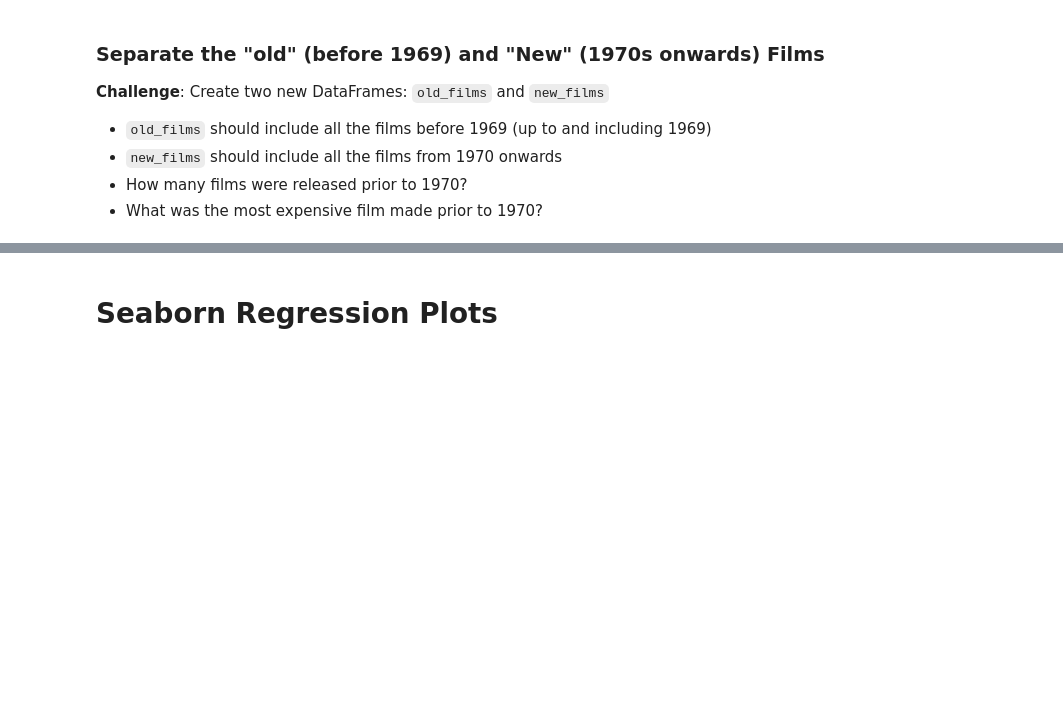
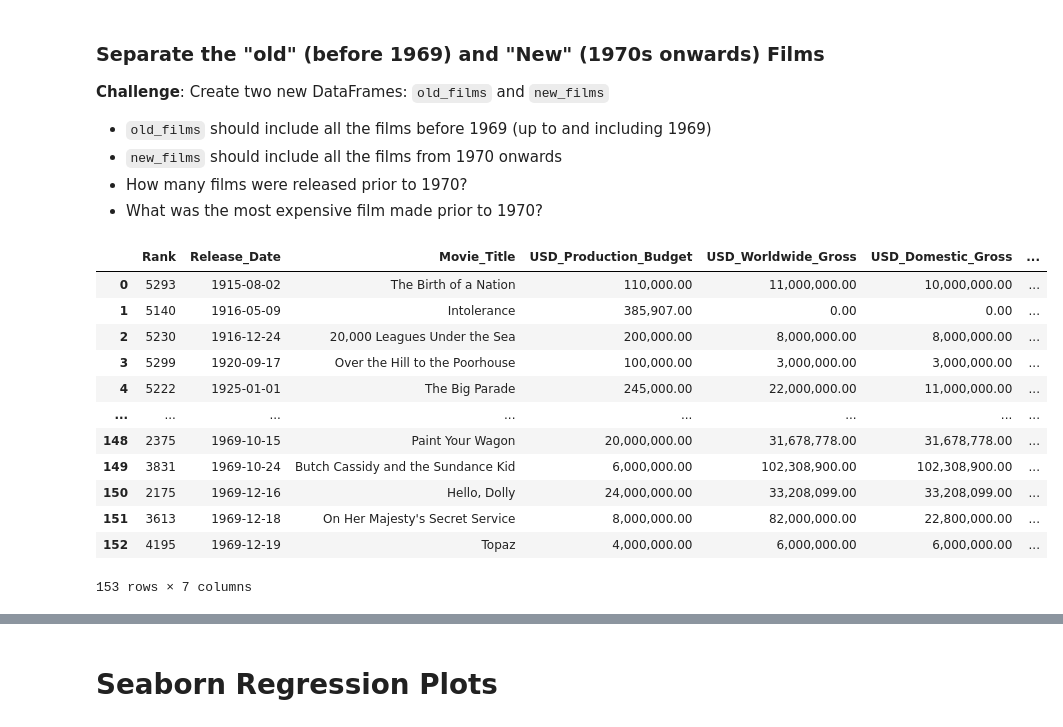
Before and after one commit to Joshua-Jenkins33/100DaysOfPython, a Jupyter notebook: 077_Day_77_Linear_Regression_and_Data_Visualization_with_Seaborn/Seaborn_and_Linear_Regression_(start).ipynb, the cells around one changed output, grey strips where cells are left out. Drawn from its saved outputs; the diff is of its cells as text; code cells hidden in the pictures; blank space fills up the shorter version.

```diff
--- a/077_Day_77_Linear_Regression_and_Data_Visualization_with_Seaborn/Seaborn_and_Linear_Regression_(start).ipynb
+++ b/077_Day_77_Linear_Regression_and_Data_Visualization_with_Seaborn/Seaborn_and_Linear_Regression_(start).ipynb
@@ -354,3 +372,5 @@ Here's how:
+# %%
+data_clean["Decade"] = (pd.DatetimeIndex(test.Release_Date).year // 10) * 10
 # %% [markdown]
 ### Separate the "old" (before 1969) and "New" (1970s onwards) Films
 
@@ -359,3 +379,19 @@ Here's how:
 * `new_films` should include all the films from 1970 onwards
 * How many films were released prior to 1970?
 * What was the most expensive film made prior to 1970?
+# %%
+data_clean.query('Decade < 1970')
+# %% [output]
+|  | Rank | Release_Date | Movie_Title | USD_Production_Budget | USD_Worldwide_Gross | USD_Domestic_Gross | ... |
+| 0 | 5293 | 1915-08-02 | The Birth of a Nation | 110,000.00 | 11,000,000.00 | 10,000,000.00 | ... |
+| 1 | 5140 | 1916-05-09 | Intolerance | 385,907.00 | 0.00 | 0.00 | ... |
+| 2 | 5230 | 1916-12-24 | 20,000 Leagues Under the Sea | 200,000.00 | 8,000,000.00 | 8,000,000.00 | ... |
+| 3 | 5299 | 1920-09-17 | Over the Hill to the Poorhouse | 100,000.00 | 3,000,000.00 | 3,000,000.00 | ... |
+| 4 | 5222 | 1925-01-01 | The Big Parade | 245,000.00 | 22,000,000.00 | 11,000,000.00 | ... |
+| ... | ... | ... | ... | ... | ... | ... | ... |
+| 148 | 2375 | 1969-10-15 | Paint Your Wagon | 20,000,000.00 | 31,678,778.00 | 31,678,778.00 | ... |
+| 149 | 3831 | 1969-10-24 | Butch Cassidy and the Sundance Kid | 6,000,000.00 | 102,308,900.00 | 102,308,900.00 | ... |
+| 150 | 2175 | 1969-12-16 | Hello, Dolly | 24,000,000.00 | 33,208,099.00 | 33,208,099.00 | ... |
+| 151 | 3613 | 1969-12-18 | On Her Majesty's Secret Service | 8,000,000.00 | 82,000,000.00 | 22,800,000.00 | ... |
+| 152 | 4195 | 1969-12-19 | Topaz | 4,000,000.00 | 6,000,000.00 | 6,000,000.00 | ... |
+153 rows × 7 columns
```
Also changed, not shown: parts of 6 cells of this notebook, 1 other file.
